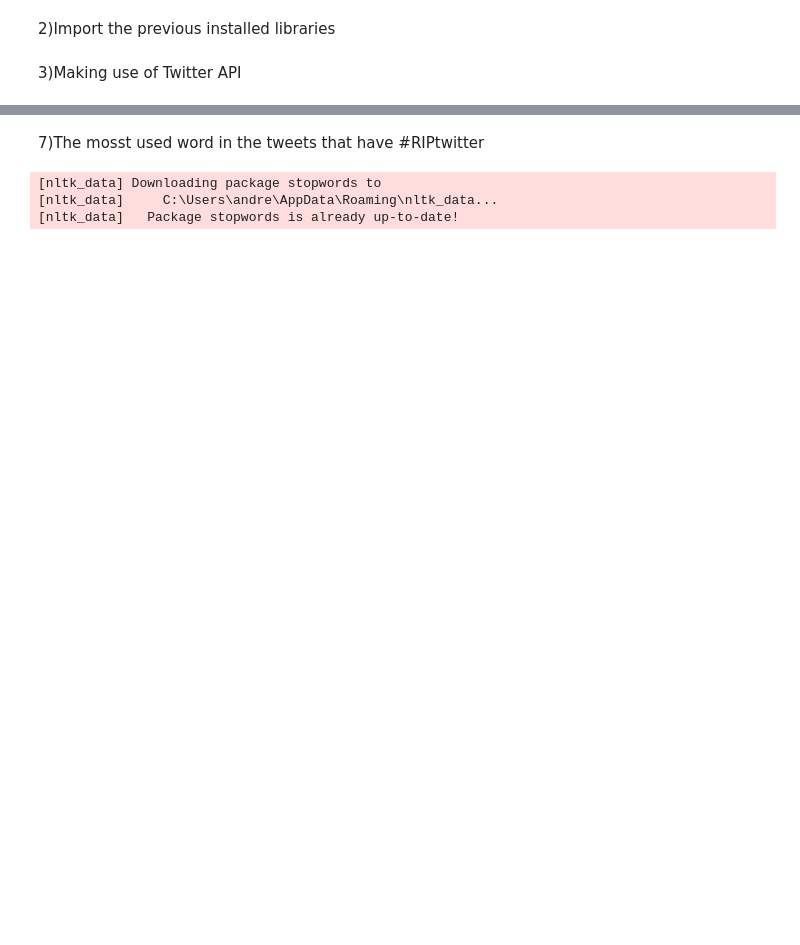
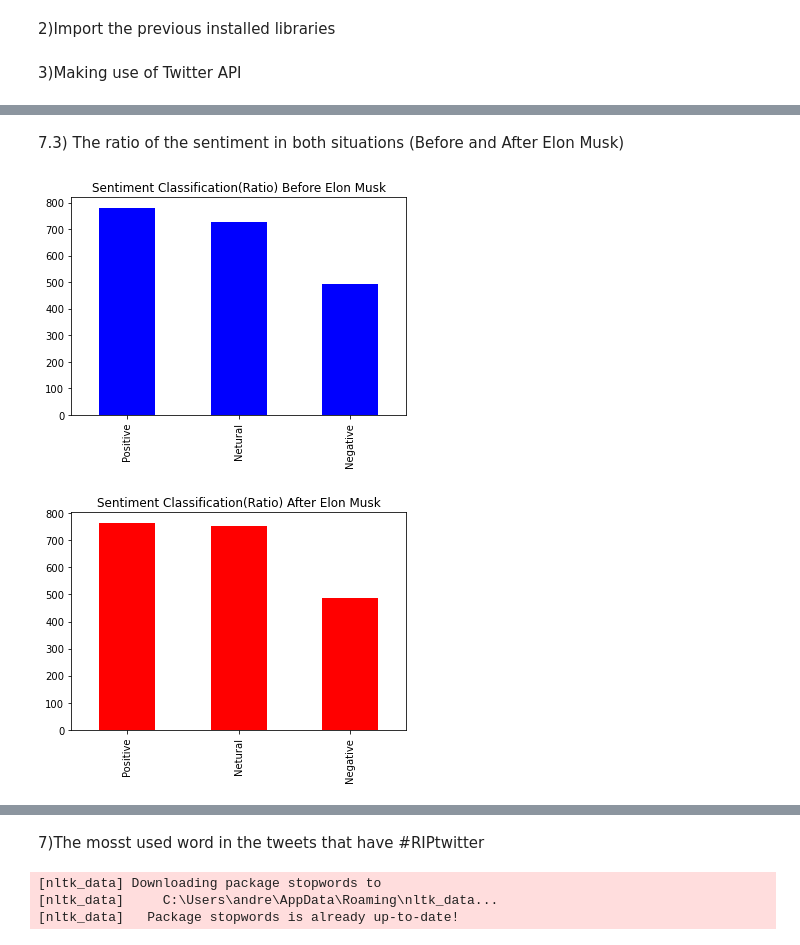
Before and after one commit to bobobo199733/the-social-web, a Jupyter notebook: Project/Untitled-1.ipynb, the cells around one changed output, grey strips where cells are left out. Saved outputs shown, nothing was run; the diff lists cells and outputs as text; code cells hidden in the pictures; blank space fills up the shorter version.

```diff
--- a/Project/Untitled-1.ipynb
+++ b/Project/Untitled-1.ipynb
@@ -198,0 +243,14 @@ df_sentiment
+# %%
+# Sentiment (polarity)
+def sentiment(polarity):
+    result = ''
+    if polarity > 0:
+        result = 'Positive'
+    elif polarity == 0:
+        result = 'Netural'
+    else:
+        result = 'Negative'
+    return result
+
+df_after['Sentiment'] = df_after.Polarity.apply(sentiment)
+df_after.head()
@@ -198,0 +264,14 @@ df_sentiment
+# %% [markdown]
+7.3) The ratio of the sentiment in both situations (Before and After Elon Musk)
+# %%
+#The ratio of the sentiment before Elon Musk
+df_before.Sentiment.value_counts().plot(kind='bar', color='blue')
+plt.title('Sentiment Classification(Ratio) Before Elon Musk')
+plt.show()
+#The ratio of the sentiment after Elon Musk
+df_after.Sentiment.value_counts().plot(kind='bar', color='red')
+plt.title('Sentiment Classification(Ratio) After Elon Musk')
+plt.show()
+# %% [output]
+[figure, added]
+[figure, added]
```
Also changed, not shown: parts of 47 cells of this notebook, 6 other files.
